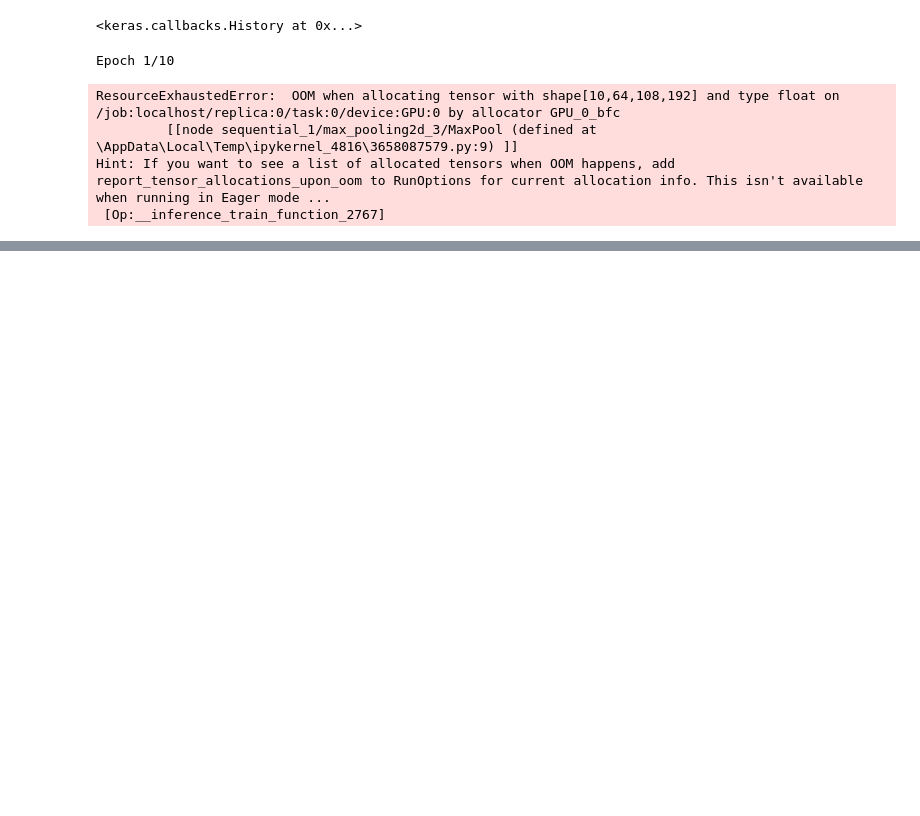
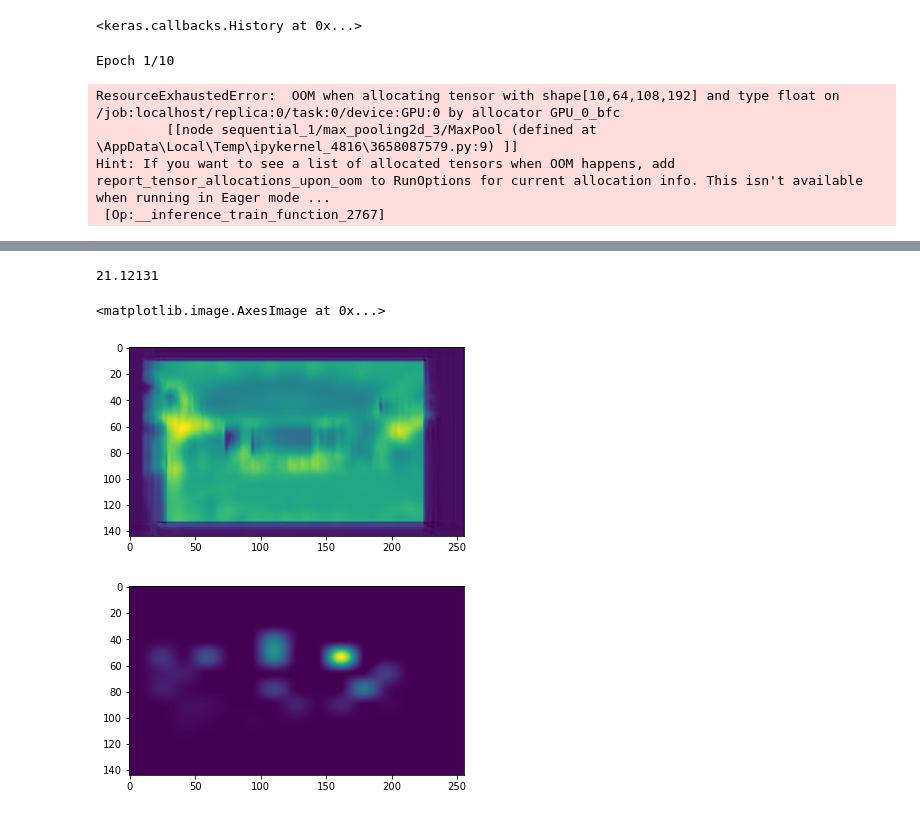
Before and after one commit to 510t/image_recognition, a Jupyter notebook: predict_heatmap.ipynb, the cells around one changed output, grey strips where cells are left out. Drawn from its saved outputs; the diff is of its cells as text; code cells hidden in the pictures; blank space fills up the shorter version.

```diff
--- a/predict_heatmap.ipynb
+++ b/predict_heatmap.ipynb
@@ -295,0 +311,20 @@ for inst in y_pred:
+# %%
+i = 3
+true = y_test[i]
+pred = y_pred[i]
+# min-max normalization and enhance
+pred = (pred / np.max(pred)) ** 5
+
+l2 = np.linalg.norm(pred-true)
+l2
+# %% [output]
+21.12131
+# %%
+fig, ax = plt.subplots()
+ax.imshow(y_pred[0])
+fig, ax = plt.subplots()
+ax.imshow(y_test[0])
+# %% [output]
+<matplotlib.image.AxesImage at 0x...>
+[figure, added]
+[figure, added]
```
Also changed, not shown: parts of 8 cells of this notebook.
